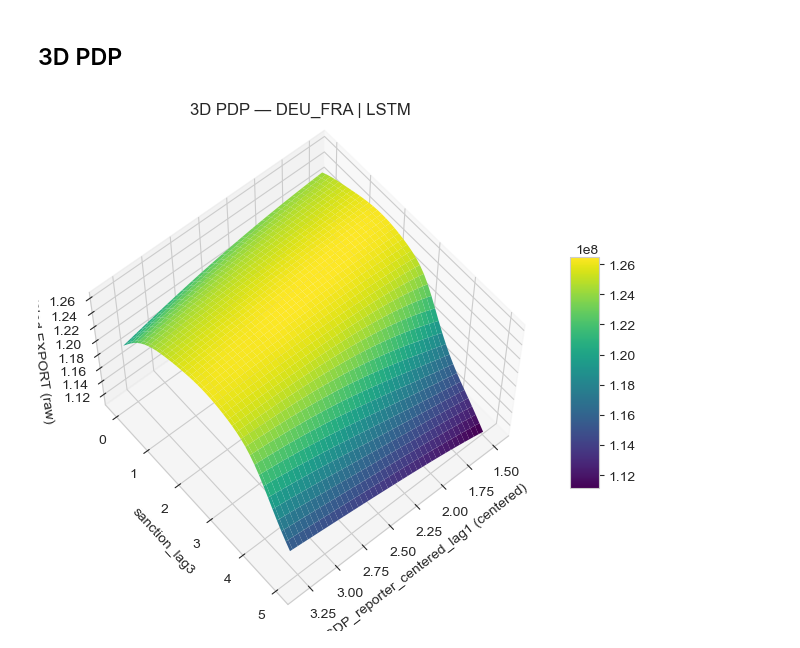
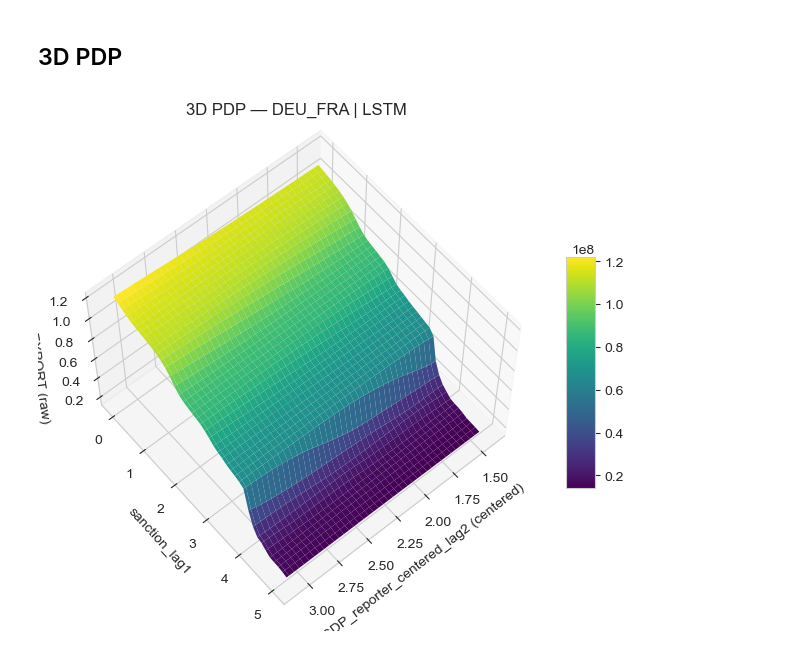
Before and after one commit to Freyness-gd/trade_under_pressure_thesis, a Jupyter notebook: src/prediction/tc_shap.ipynb, the cells around one changed output. Cells and saved outputs as stored; diff of their text form; code cells hidden in the pictures.

```diff
--- a/src/prediction/tc_shap.ipynb
+++ b/src/prediction/tc_shap.ipynb
@@ -410,7 +423,7 @@ plt.show()
 # %% [markdown]
 ## PDP for sanction lags
 # %%
-DYAD_NAME = "DEU_FRA"
+DYAD_NAME = "USA_CHN"
 GDP_QUANTILE = 0.75
 
 # Check if all geo features remain the same across the rows (sanity check)
@@ -560,32 +507,0 @@ for feat in geo_features:
-# %%
-results = []
-
-for lag_feat in gdp_partner_lags:
-  for scenario_name, sanction_val in [("No sanctions", 0), ("Sanctions=1", 1)]:
-    X_fixed = X_fixed_base.clone()
-
-    # set sanctions per scenario
-    for s_feat in sanction_lags:
-      X_fixed[0, feature_to_index[s_feat]] = float(sanction_val)
-
-    # other partner GDP lags fixed to dyad Q75
-    for other_feat in gdp_partner_lags:
-      if other_feat != lag_feat:
-        X_fixed[0, feature_to_index[other_feat]] = float(dyad_df[other_feat].quantile(0.75))
-
-    preds = []
-    for val in gdp_values:
-      X_mod = X_fixed.clone()
-      X_mod[0, feature_to_index[lag_feat]] = float(val.item())
-      X_seq = X_mod.unsqueeze(1).to(device)
-      dyads = torch.full((1,), dyad_idx_value, dtype=torch.long, device=device)
-      with torch.no_grad():
-        pred = model(X_seq, dyads).item()  # still centered EXPORT if model trained that way
-      preds.append(pred)
-
-    results.append(pd.DataFrame({
-      "GDP_value_centered": gdp_values.detach().cpu().numpy(),  # centered units, rising
-      "Predicted_EXPORT": np.array(preds),
-      "Lag": lag_feat,
-      "Scenario": scenario_name
-    }))
@@ -938,15 +736,15 @@ def pdp_3d_surface(
 # %%
 pdp_3d_surface(
   dyad_id="DEU_FRA",
   model_name="LSTM",
-  gdp_reporter_lag=1,
-  sanction_lag=3,
+  gdp_reporter_lag=2,
+  sanction_lag=1,
   sanc_min=0.0,
   sanc_max=5.0,
   n_gdp=80,
   n_sanc=41,
   batch_size=2048,
-  uncenter_export=True,  # set True if you want raw EXPORT on the color scale
+  uncenter_export=True,
 )
 # %% [output]
-[figure, old version]
+[figure, new version]
```
Also changed, not shown: parts of 17 cells of this notebook, 4 other files.
